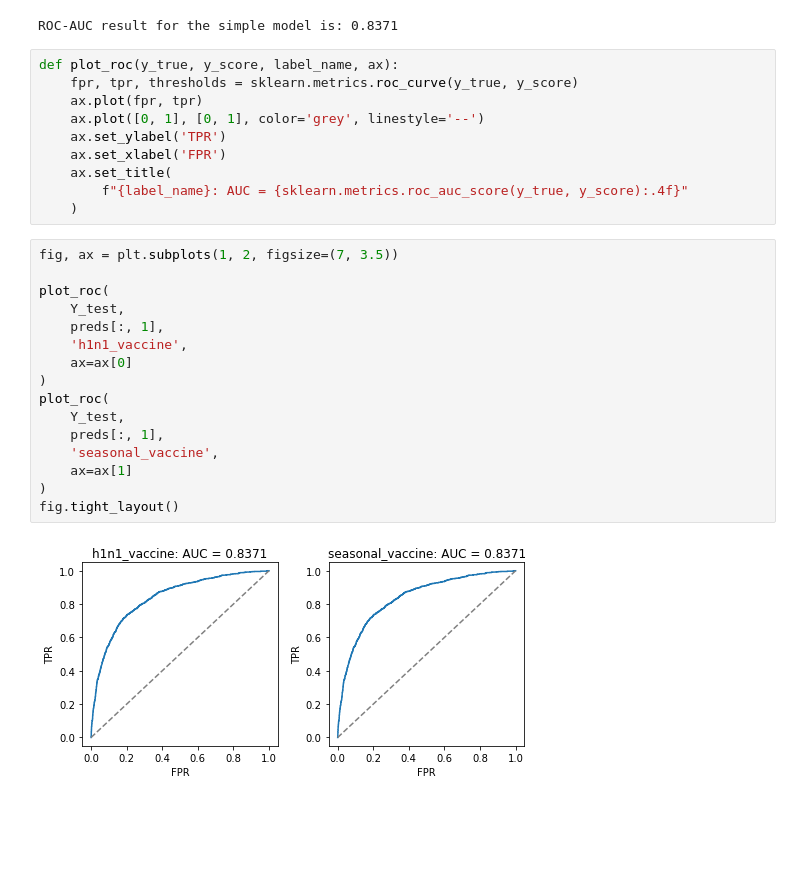
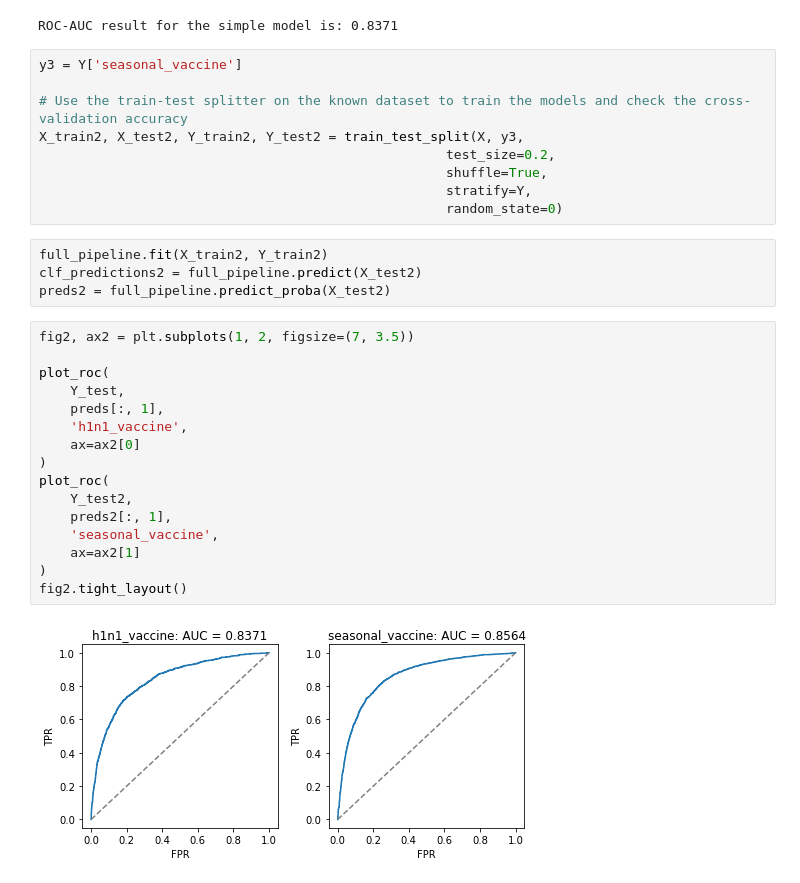
Before and after one commit to T-Stankowski/H1N1_predict, a Jupyter notebook: h1n1_predict.ipynb, the cells around one changed output. Cells and saved outputs as stored; diff of their text form; blank space fills up the shorter version.

Commit message:
Single Calculation for two labels / submission file

```diff
--- a/h1n1_predict.ipynb
+++ b/h1n1_predict.ipynb
@@ -408,31 +436,34 @@ result2 = sklearn.metrics.roc_auc_score(Y_test, preds[:, 1], average=None)
 print ('ROC-AUC result for the simple model is: {:.4f}'.format(round(result2,4)))
 # %% [output]
 ROC-AUC result for the simple model is: 0.8371
-# %%
-def plot_roc(y_true, y_score, label_name, ax):
-    fpr, tpr, thresholds = sklearn.metrics.roc_curve(y_true, y_score)
-    ax.plot(fpr, tpr)
-    ax.plot([0, 1], [0, 1], color='grey', linestyle='--')
-    ax.set_ylabel('TPR')
-    ax.set_xlabel('FPR')
-    ax.set_title(
-        f"{label_name}: AUC = {sklearn.metrics.roc_auc_score(y_true, y_score):.4f}"
-    )
+# %%
+y3 = Y['seasonal_vaccine']
+
+# Use the train-test splitter on the known dataset to train the models and check the cross-validation accuracy
+X_train2, X_test2, Y_train2, Y_test2 = train_test_split(X, y3,
+                                                    test_size=0.2,
+                                                    shuffle=True,
+                                                    stratify=Y,
+                                                    random_state=0)
+# %%
+full_pipeline.fit(X_train2, Y_train2)
+clf_predictions2 = full_pipeline.predict(X_test2)
+preds2 = full_pipeline.predict_proba(X_test2)
 # %%
-fig, ax = plt.subplots(1, 2, figsize=(7, 3.5))
+fig2, ax2 = plt.subplots(1, 2, figsize=(7, 3.5))
 
 plot_roc(
     Y_test,
     preds[:, 1],
     'h1n1_vaccine',
-    ax=ax[0]
+    ax=ax2[0]
 )
 plot_roc(
-    Y_test,
-    preds[:, 1],
+    Y_test2,
+    preds2[:, 1],
     'seasonal_vaccine',
-    ax=ax[1]
+    ax=ax2[1]
 )
-fig.tight_layout()
+fig2.tight_layout()
 # %% [output]
-[figure, old version]
+[figure, new version]
```
Also changed, not shown: parts of 9 cells of this notebook.
